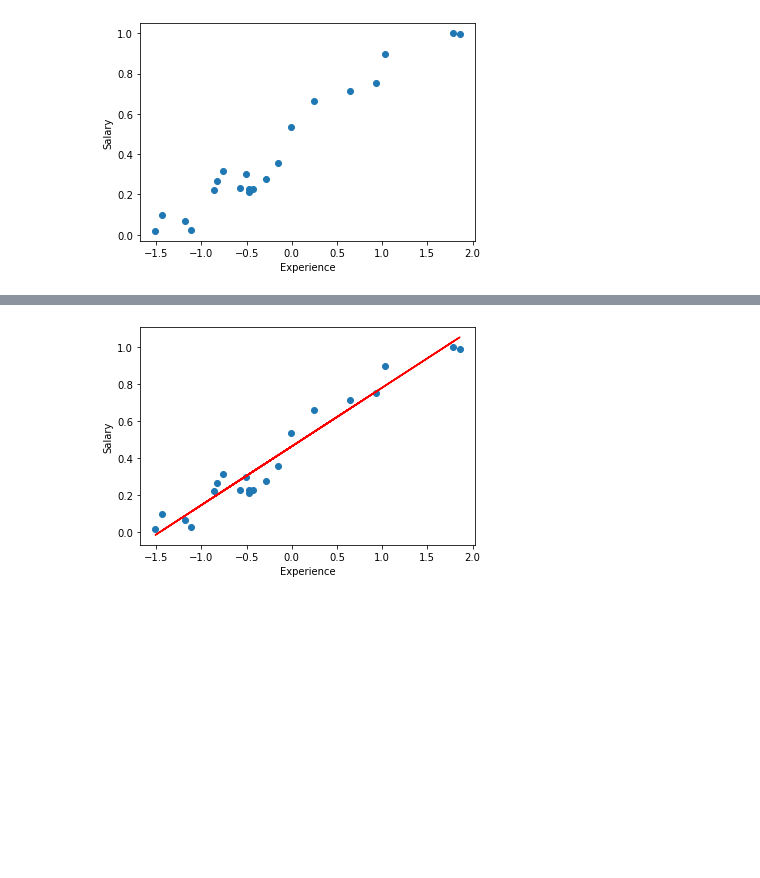
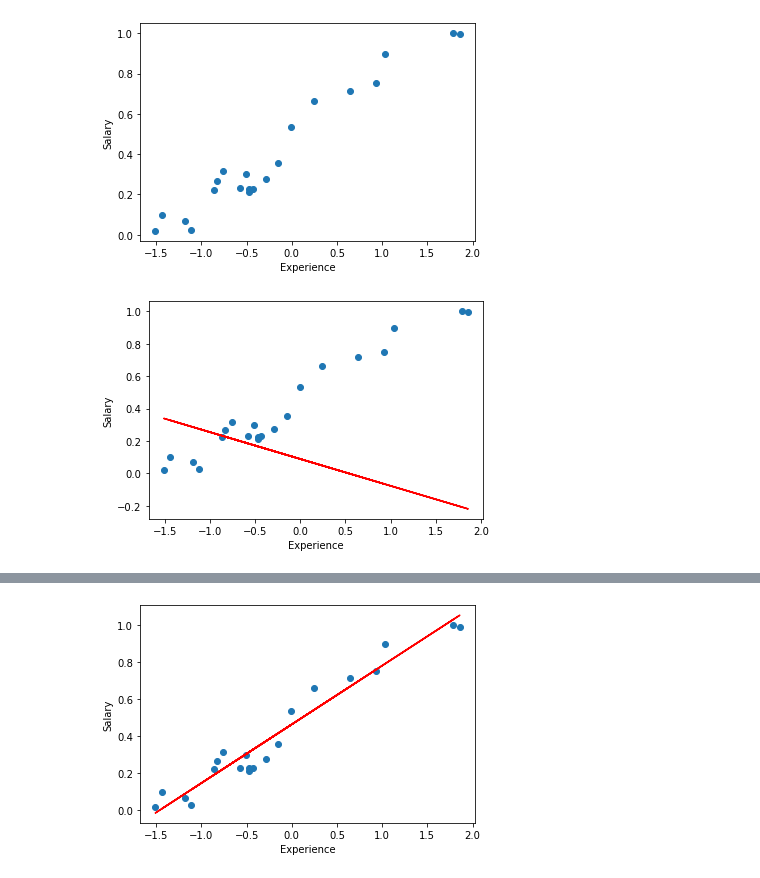
Before and after one commit to aksh-ai/ddl_sjce, a Jupyter notebook: lin_reg.ipynb, the cells around one changed output, grey strips where cells are left out. Drawn from its saved outputs; the diff is of its cells as text; code cells hidden in the pictures; blank space fills up the shorter version.

```diff
--- a/lin_reg.ipynb
+++ b/lin_reg.ipynb
@@ -108,6 +111,15 @@ class LinearRegression:
             return np.matmul(x, w) + b
 # %%
 model = LinearRegression()
+# %%
+line = model.predict(X_train)
+plt.scatter(X_train, y_train)
+plt.plot(X_train, line, c='r')
+plt.xlabel('Experience')
+plt.ylabel('Salary')
+plt.show()
+# %% [output]
+[figure, added]
 # %%
 model.fit(X_train, y_train, epochs=100, learning_rate=0.1, interval=10)
 # %% [output]
```
Also changed, not shown: parts of 8 cells of this notebook.
